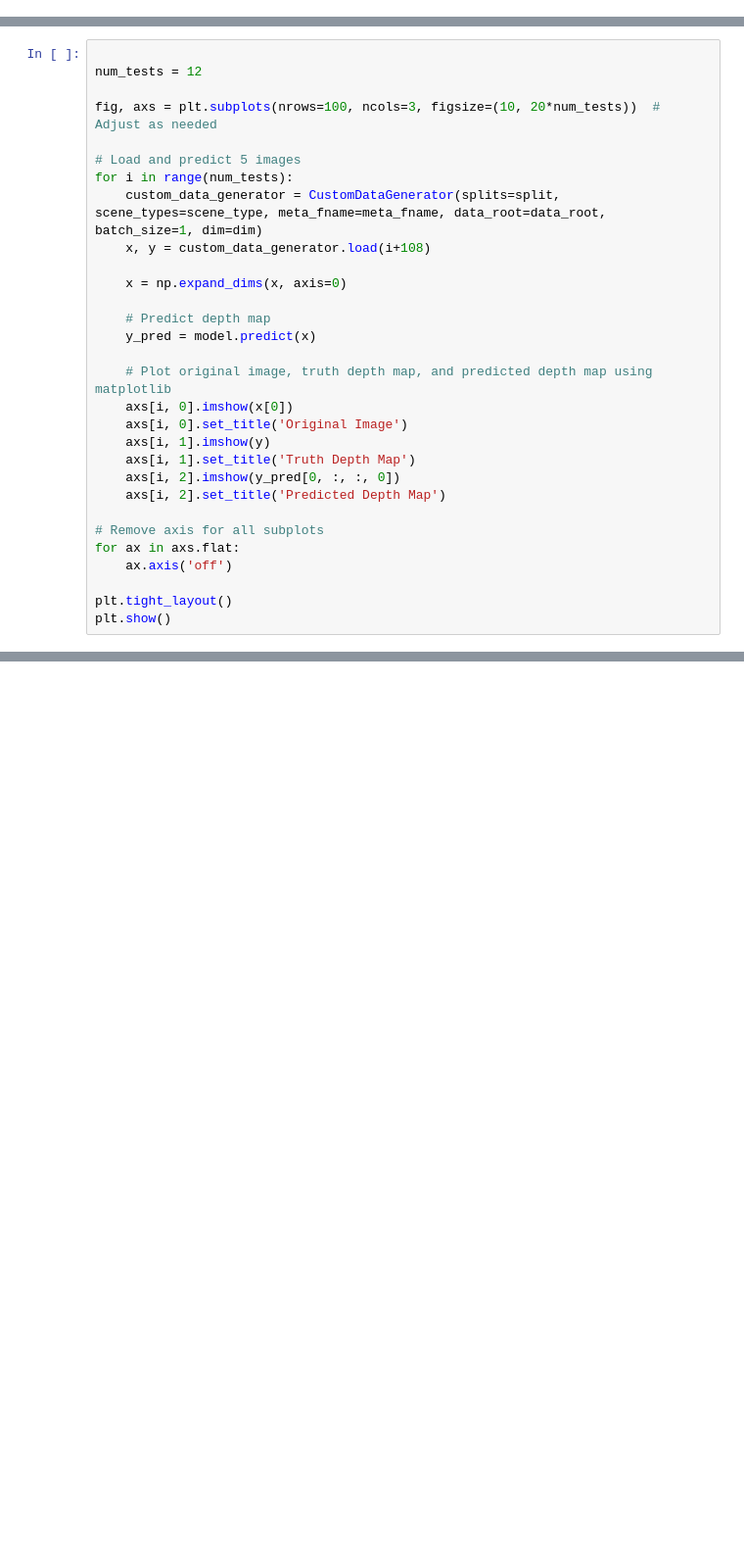
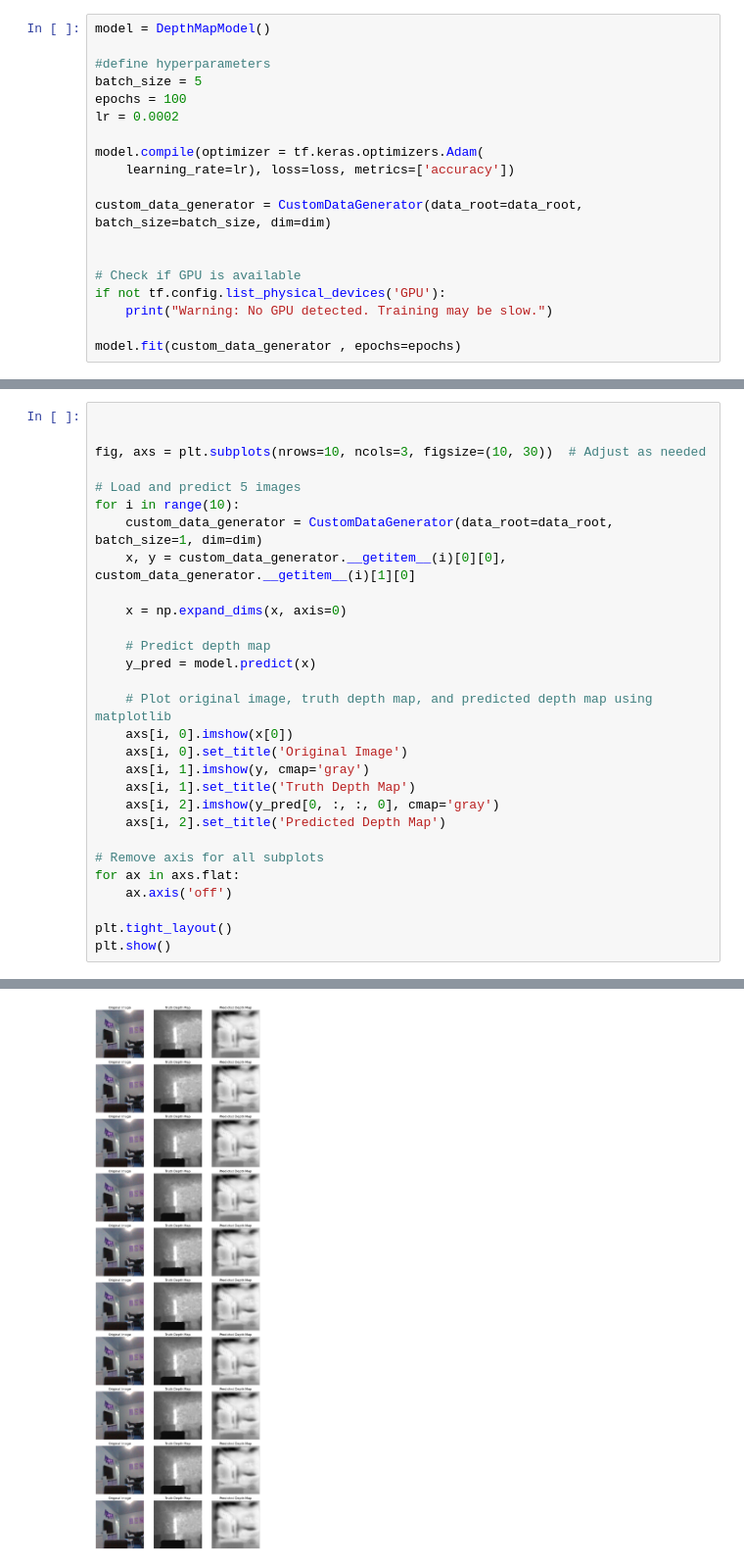
Before and after one commit to theol0403/QMIND-CV-Robot-Vision, a Jupyter notebook: depth-map-project/test_data.ipynb, the cells around one changed output, grey strips where cells are left out. Shown at 98% size. Cells and saved outputs as stored; diff of their text form; blank space fills up the shorter version.

```diff
--- a/depth-map-project/test_data.ipynb
+++ b/depth-map-project/test_data.ipynb
@@ -354,0 +384,19 @@ Value for attr 'T' of uint8 is not in the list of allowed values: half, bfloat16
+# %%
+model = DepthMapModel()
+
+#define hyperparameters
+batch_size = 5
+epochs = 100
+lr = 0.0002
+
+model.compile(optimizer = tf.keras.optimizers.Adam(
+    learning_rate=lr), loss=loss, metrics=['accuracy'])
+
+custom_data_generator = CustomDataGenerator(data_root=data_root, batch_size=batch_size, dim=dim)
+
+
+# Check if GPU is available
+if not tf.config.list_physical_devices('GPU'):
+    print("Warning: No GPU detected. Training may be slow.")
+
+model.fit(custom_data_generator , epochs=epochs)
@@ -355,13 +412,12 @@ Value for attr 'T' of uint8 is not in the list of allowed values: half, bfloat16
 # %%
 
-num_tests = 12
 
-fig, axs = plt.subplots(nrows=100, ncols=3, figsize=(10, 20*num_tests))  # Adjust as needed
+fig, axs = plt.subplots(nrows=10, ncols=3, figsize=(10, 30))  # Adjust as needed
 
 # Load and predict 5 images
-for i in range(num_tests):
-    custom_data_generator = CustomDataGenerator(splits=split, scene_types=scene_type, meta_fname=meta_fname, data_root=data_root, batch_size=1, dim=dim)
-    x, y = custom_data_generator.load(i+108)
+for i in range(10):
+    custom_data_generator = CustomDataGenerator(data_root=data_root, batch_size=1, dim=dim)
+    x, y = custom_data_generator.__getitem__(i)[0][0], custom_data_generator.__getitem__(i)[1][0]
 
     x = np.expand_dims(x, axis=0)
 
@@ -371,9 +427,9 @@ for i in range(num_tests):
     # Plot original image, truth depth map, and predicted depth map using matplotlib
     axs[i, 0].imshow(x[0])
     axs[i, 0].set_title('Original Image')
-    axs[i, 1].imshow(y)
+    axs[i, 1].imshow(y, cmap='gray')
     axs[i, 1].set_title('Truth Depth Map')
-    axs[i, 2].imshow(y_pred[0, :, :, 0])
+    axs[i, 2].imshow(y_pred[0, :, :, 0], cmap='gray')
     axs[i, 2].set_title('Predicted Depth Map')
 
 # Remove axis for all subplots
@@ -382,3 +438,4 @@ for ax in axs.flat:
 
 plt.tight_layout()
 plt.show()
+# %% [output]
@@ -384,0 +459 @@ plt.show()
+[figure, added]
```
Also changed, not shown: parts of 6 cells of this notebook.
